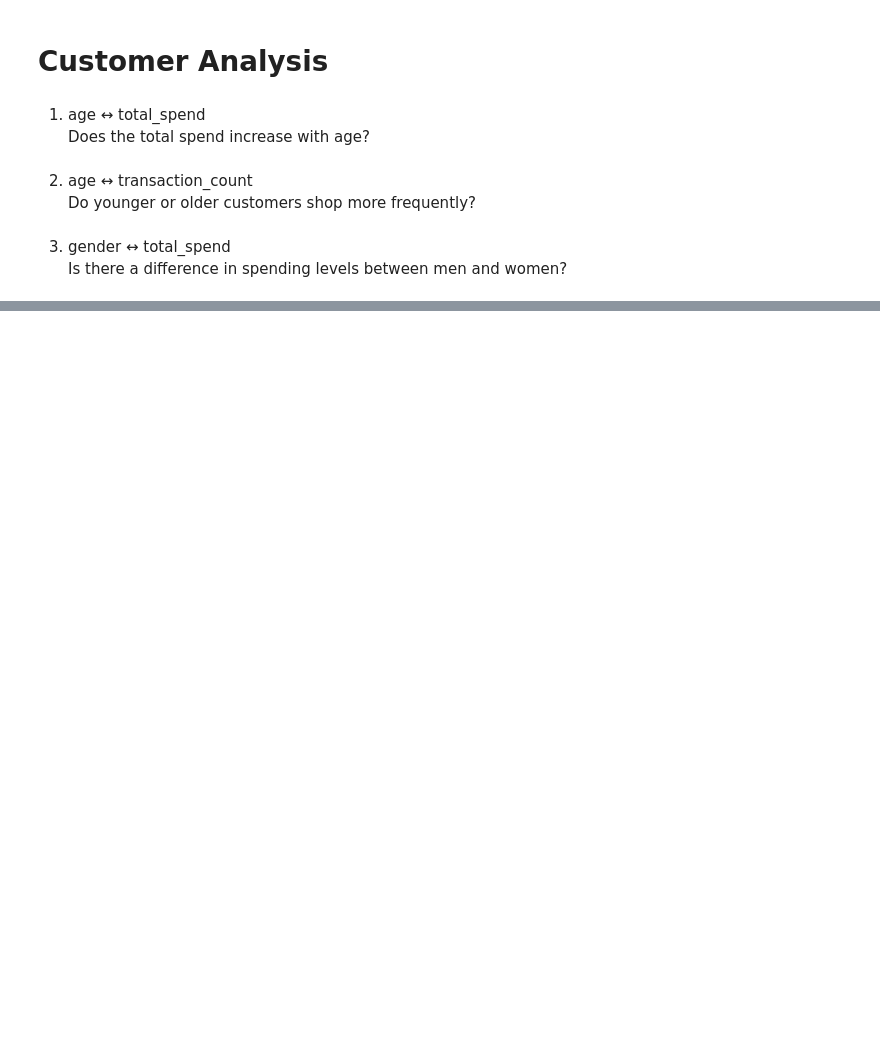
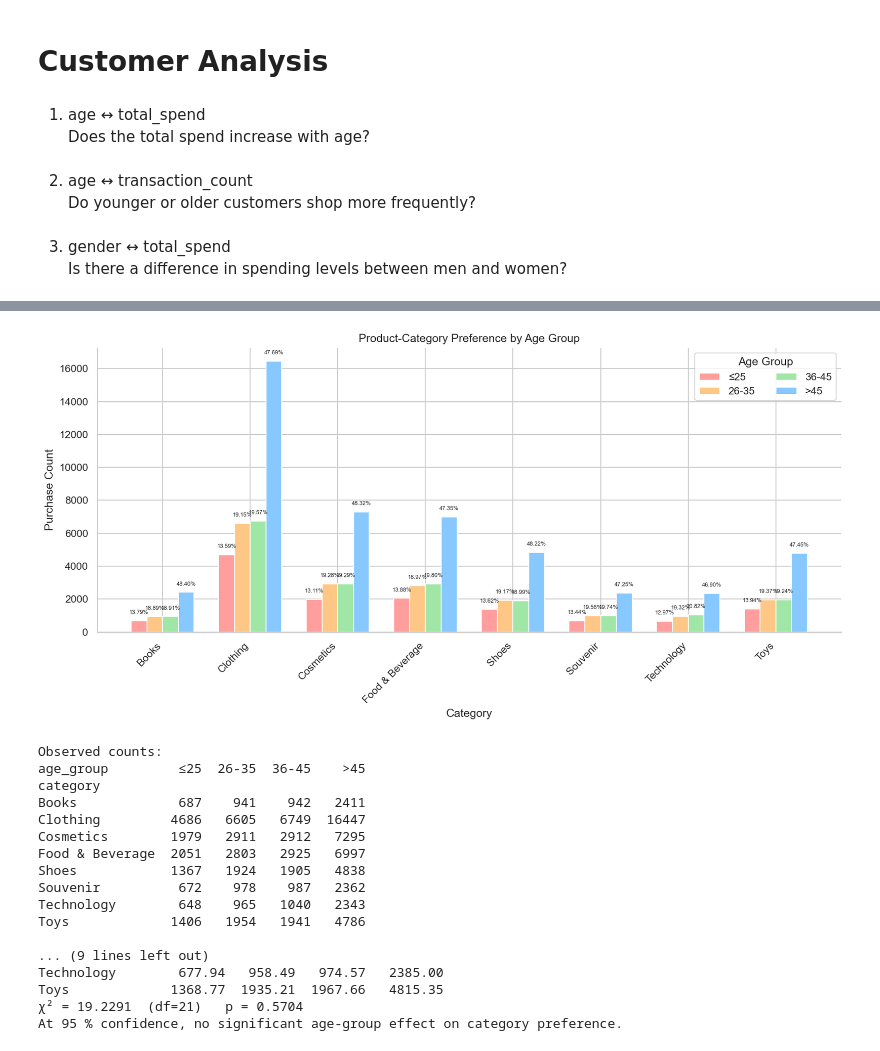
Before and after one commit to ebrarsudedogan/Mining-Retail-Behavior-in-Istanbul-Malls-Using-Consumer-Sentiment-Indices, a Jupyter notebook: data_analysis/dataset_customer_analysis.ipynb, the cells around one changed output, grey strips where cells are left out. Saved outputs shown, nothing was run; the diff lists cells and outputs as text; code cells hidden in the pictures; blank space fills up the shorter version.

```diff
--- a/data_analysis/dataset_customer_analysis.ipynb
+++ b/data_analysis/dataset_customer_analysis.ipynb
@@ -26 +110,73 @@ Do product category preferences vary by gender?
 Do product category preferences change significantly by age group
+# %%
+# ╔══════════════════════════════════════════════════════════════╗
+# ║ ANALYSIS 7: Do category preferences change by age group?     ║
+# ╚══════════════════════════════════════════════════════════════╝
+age_bins  = [0,25,35,45,120]
+age_labels= ["≤25","26-35","36-45",">45"]
+df["age_group"] = pd.cut(df["age"], bins=age_bins, labels=age_labels, right=False)
+
+ct = pd.crosstab(df["category"], df["age_group"])
+cats      = ct.index.tolist()
+groups    = age_labels
+x         = np.arange(len(cats))
+width     = 0.18
+group_colors = ["#FF9E9D","#FFC785","#A0E6A6","#87C8FF"]
+
+fig, ax = plt.subplots(figsize=(12,6), dpi=150)
+for i,(grp,color) in enumerate(zip(groups,group_colors)):
+    counts = ct[grp].values
+    barpos = x + (i - (len(groups)-1)/2)*width
+    ax.bar(barpos, counts, width=width,
+           color=color, label=grp)
+    pct = (counts / ct.sum(axis=1).values) * 100
+    for j,(c,pcent) in enumerate(zip(counts,pct)):
+        ax.text(barpos[j], c+max(ct.values.max()*0.02,1),
+                f"{pcent:.2f}%",
+                ha="center", va="bottom", fontsize=6)
+
+ax.set_xticks(x)
+ax.set_xticklabels(cats, rotation=45, ha="right")
+ax.set_ylabel("Purchase Count")
+ax.set_xlabel("Category")
+ax.set_title("Product-Category Preference by Age Group")
+ax.legend(title="Age Group", ncol=2)
+sns.despine()
+plt.tight_layout()
+plt.savefig("dataset_customer_analysis_figures/age_group_category_7.png", dpi=150)
+plt.show()
+
+chi2,p,dof,exp = stats.chi2_contingency(ct)
+
+# Convert expected array to DataFrame with same labels
+expected_df = pd.DataFrame(exp, index=ct.index, columns=ct.columns)
+
+print("\nObserved counts:")
+print(ct)
+
+print("\nExpected counts under H0:")
+print(expected_df.round(2))   # round to 2 decimals
+
+print(f"χ² = {chi2:.4f}  (df={dof})   p = {p:.4f}")
+print("At 95 % confidence, category preference **varies** across age groups."
+      if p<0.05 else
+      "At 95 % confidence, no significant age-group effect on category preference.")
+# %% [output]
+[figure, added]
+Observed counts:
+age_group         ≤25  26-35  36-45    >45
+category
+Books             687    941    942   2411
+Clothing         4686   6605   6749  16447
+Cosmetics        1979   2911   2912   7295
+Food & Beverage  2051   2803   2925   6997
+Shoes            1367   1924   1905   4838
+Souvenir          672    978    987   2362
+Technology        648    965   1040   2343
+Toys             1406   1954   1941   4786
+
+... (9 lines left out)
+Technology        677.94   958.49   974.57   2385.00
+Toys             1368.77  1935.21  1967.66   4815.35
+χ² = 19.2291  (df=21)   p = 0.5704
+At 95 % confidence, no significant age-group effect on category preference.
```
Also changed, not shown: parts of 7 cells of this notebook, 5 other files.
